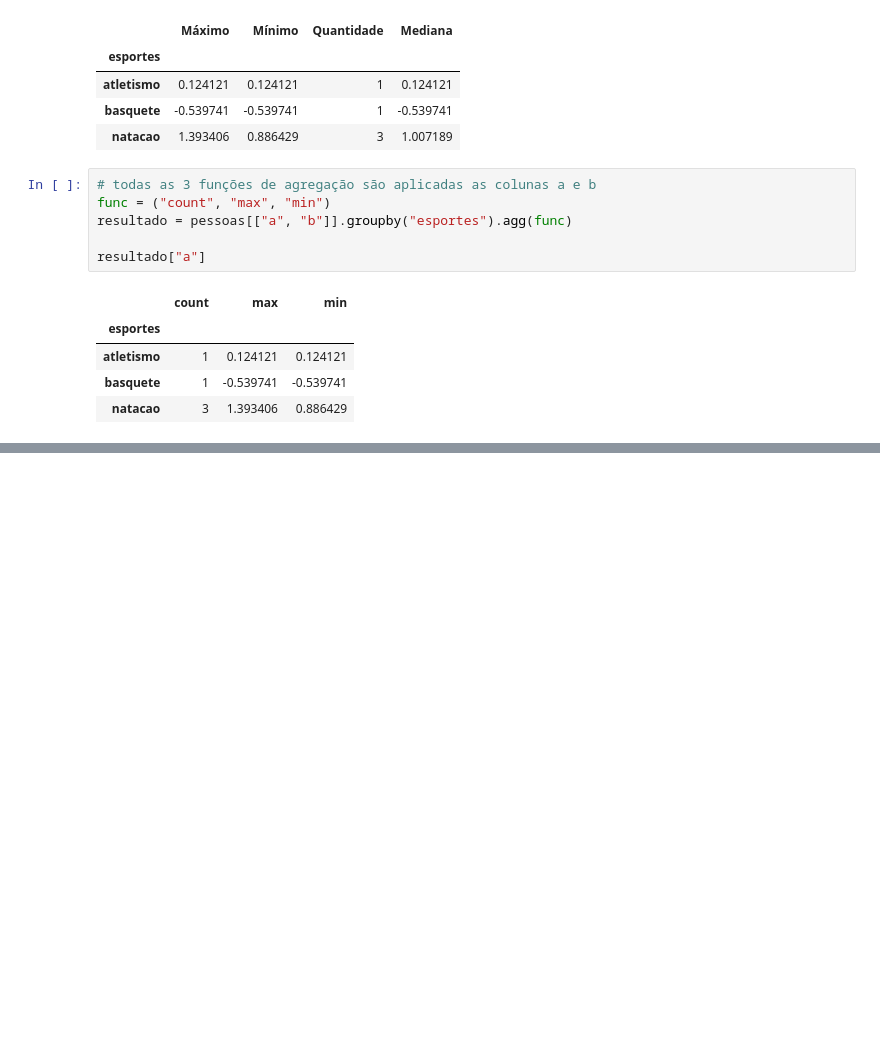
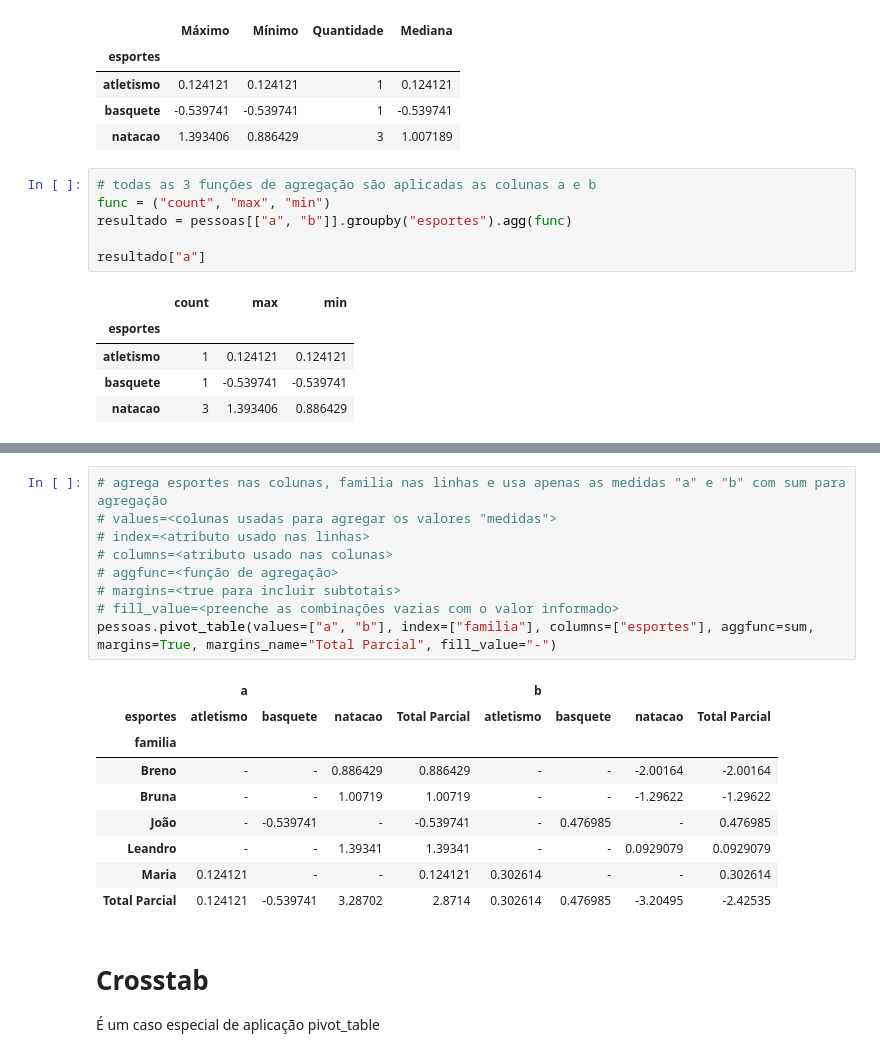
Before and after one commit to leandrobarbieri/pydata-book, a Jupyter notebook: Group_Aggregation.ipynb, the cells around one changed output, grey strips where cells are left out. Drawn from its saved outputs; the diff is of its cells as text; blank space fills up the shorter version.

```diff
--- a/Group_Aggregation.ipynb
+++ b/Group_Aggregation.ipynb
@@ -403,0 +584,22 @@ pessoas.groupby("esportes").agg({"a": "sum", "b": ["count", "max", "min"]})
+# %%
+# agrega esportes nas colunas, familia nas linhas e usa apenas as medidas "a" e "b" com sum para agregação
+# values=<colunas usadas para agregar os valores "medidas">
+# index=<atributo usado nas linhas>
+# columns=<atributo usado nas colunas>
+# aggfunc=<função de agregação>
+# margins=<true para incluir subtotais>
+# fill_value=<preenche as combinações vazias com o valor informado>
+pessoas.pivot_table(values=["a", "b"], index=["familia"], columns=["esportes"], aggfunc=sum, margins=True, margins_name="Total Parcial", fill_value="-")
+# %% [output]
+|  | a |  |  |  | b |  |  |  |
+| esportes | atletismo | basquete | natacao | Total Parcial | atletismo | basquete | natacao | Total Parcial |
+| familia |  |  |  |  |  |  |  |  |
+| Breno | - | - | 0.886429 | 0.886429 | - | - | -2.00164 | -2.00164 |
+| Bruna | - | - | 1.00719 | 1.00719 | - | - | -1.29622 | -1.29622 |
+| João | - | -0.539741 | - | -0.539741 | - | 0.476985 | - | 0.476985 |
+| Leandro | - | - | 1.39341 | 1.39341 | - | - | 0.0929079 | 0.0929079 |
+| Maria | 0.124121 | - | - | 0.124121 | 0.302614 | - | - | 0.302614 |
+| Total Parcial | 0.124121 | -0.539741 | 3.28702 | 2.8714 | 0.302614 | 0.476985 | -3.20495 | -2.42535 |
+# %% [markdown]
+# Crosstab
+É um caso especial de aplicação pivot_table
```
Also changed, not shown: parts of 24 cells of this notebook.
